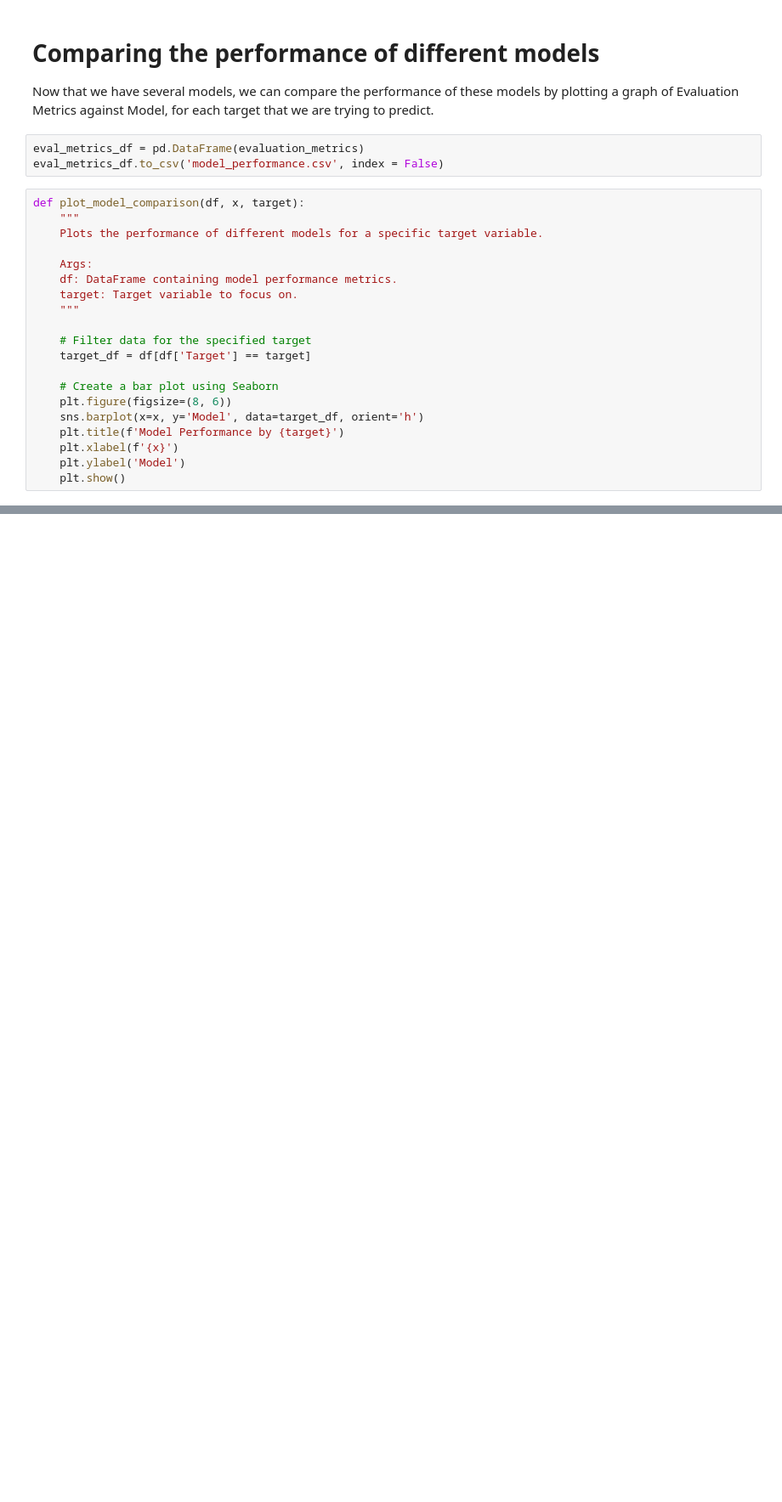
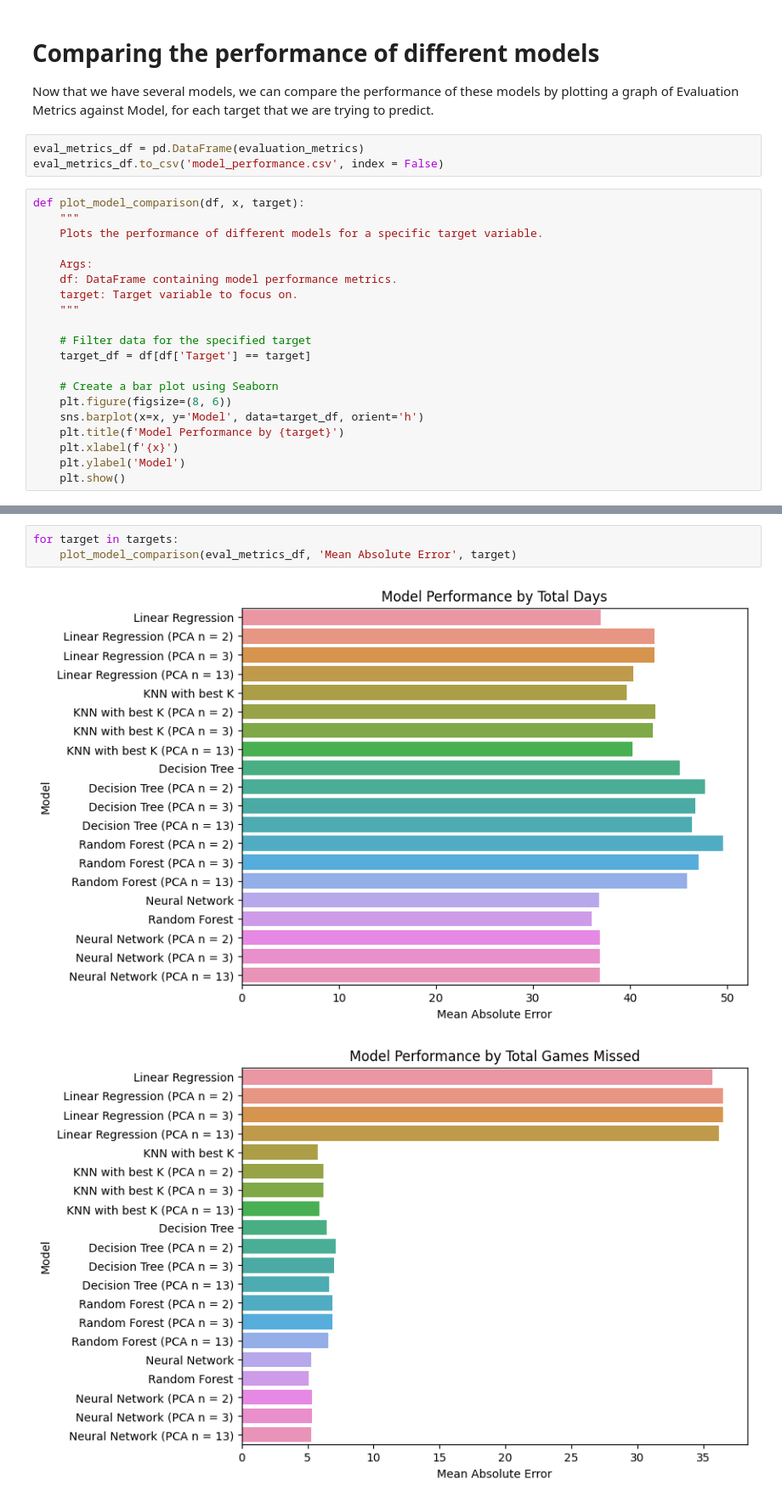
Before and after one commit to tsumian/MA4199-Injury-Prediction, a Jupyter notebook: ma4199-predictive-model.ipynb, the cells around one changed output, grey strips where cells are left out. Shown at 85% size. Drawn from its saved outputs; the diff is of its cells as text; blank space fills up the shorter version.

```diff
--- a/ma4199-predictive-model.ipynb
+++ b/ma4199-predictive-model.ipynb
@@ -990,0 +1116,6 @@ for target in targets:
+# %%
+for target in targets:
+    plot_model_comparison(eval_metrics_df, 'Mean Absolute Error', target)
+# %% [output]
+[figure, added]
+[figure, added]
```
Also changed, not shown: parts of 19 cells of this notebook.
